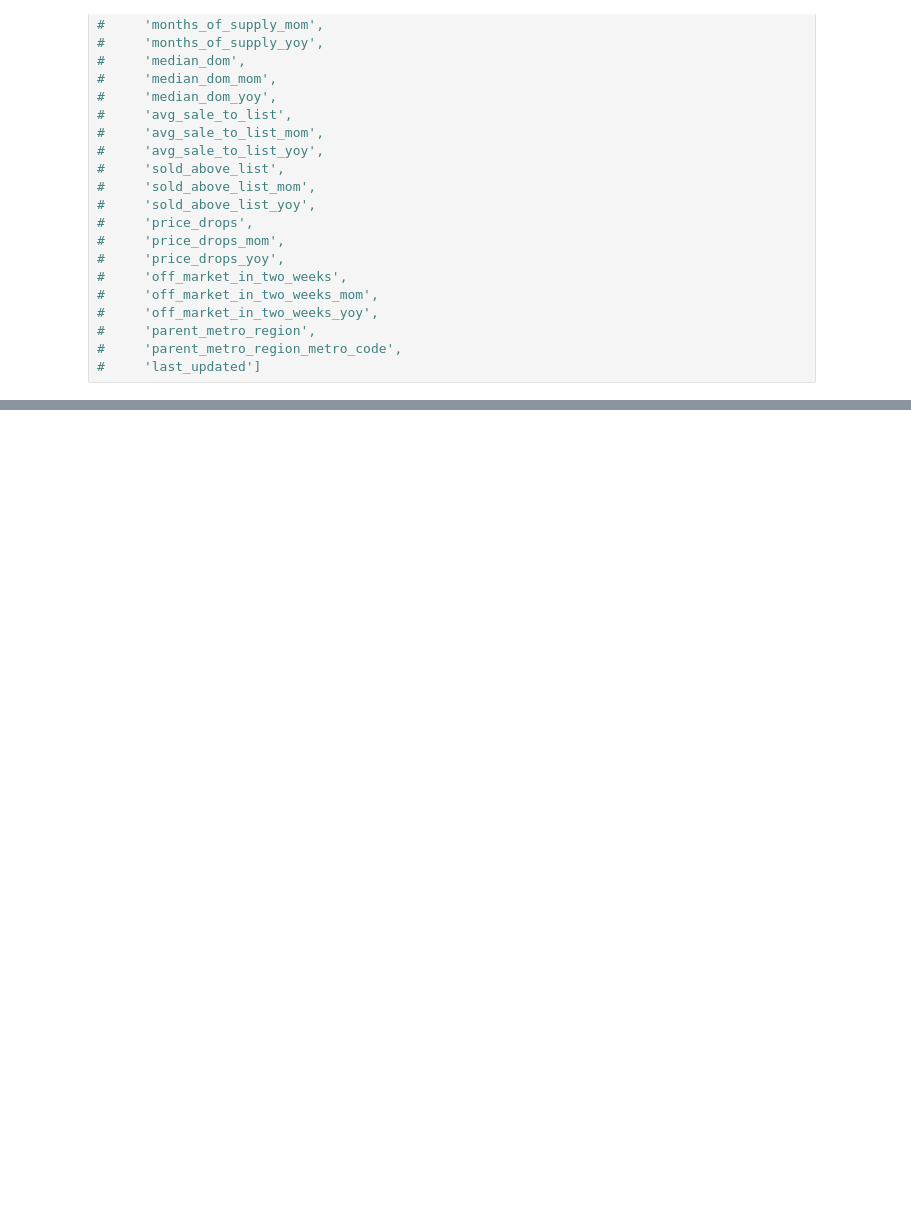
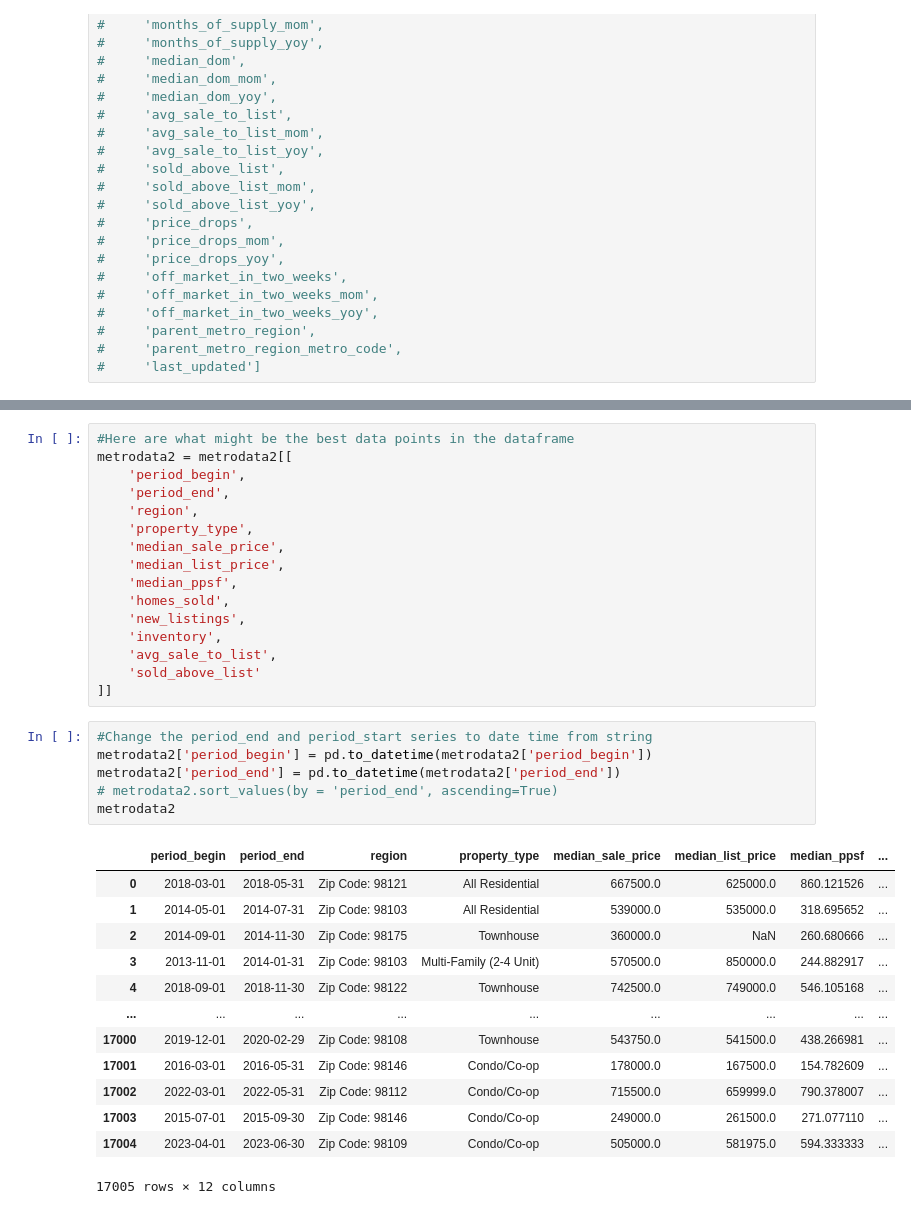
Before and after one commit to dylandevens/Housing_Project_rent_or_buy, a Jupyter notebook: Dylan/manipulation.ipynb, the cells around one changed output, grey strips where cells are left out. Drawn from its saved outputs; the diff is of its cells as text; blank space fills up the shorter version.

```diff
--- a/Dylan/manipulation.ipynb
+++ b/Dylan/manipulation.ipynb
@@ -284,0 +398,36 @@ metrodata2.to_csv("../data_sources/redfin_by_zipcode.csv", index=False)
+# %%
+#Here are what might be the best data points in the dataframe
+metrodata2 = metrodata2[[
+    'period_begin',
+    'period_end',
+    'region',
+    'property_type',
+    'median_sale_price',
+    'median_list_price',
+    'median_ppsf',
+    'homes_sold',
+    'new_listings',
+    'inventory',
+    'avg_sale_to_list',
+    'sold_above_list'
+]]
+# %%
+#Change the period_end and period_start series to date time from string
+metrodata2['period_begin'] = pd.to_datetime(metrodata2['period_begin'])
+metrodata2['period_end'] = pd.to_datetime(metrodata2['period_end'])
+# metrodata2.sort_values(by = 'period_end', ascending=True)
+metrodata2
+# %% [output]
+|  | period_begin | period_end | region | property_type | median_sale_price | median_list_price | median_ppsf | ... |
+| 0 | 2018-03-01 | 2018-05-31 | Zip Code: 98121 | All Residential | 667500.0 | 625000.0 | 860.121526 | ... |
+| 1 | 2014-05-01 | 2014-07-31 | Zip Code: 98103 | All Residential | 539000.0 | 535000.0 | 318.695652 | ... |
+| 2 | 2014-09-01 | 2014-11-30 | Zip Code: 98175 | Townhouse | 360000.0 | NaN | 260.680666 | ... |
+| 3 | 2013-11-01 | 2014-01-31 | Zip Code: 98103 | Multi-Family (2-4 Unit) | 570500.0 | 850000.0 | 244.882917 | ... |
+| 4 | 2018-09-01 | 2018-11-30 | Zip Code: 98122 | Townhouse | 742500.0 | 749000.0 | 546.105168 | ... |
+| ... | ... | ... | ... | ... | ... | ... | ... | ... |
+| 17000 | 2019-12-01 | 2020-02-29 | Zip Code: 98108 | Townhouse | 543750.0 | 541500.0 | 438.266981 | ... |
+| 17001 | 2016-03-01 | 2016-05-31 | Zip Code: 98146 | Condo/Co-op | 178000.0 | 167500.0 | 154.782609 | ... |
+| 17002 | 2022-03-01 | 2022-05-31 | Zip Code: 98112 | Condo/Co-op | 715500.0 | 659999.0 | 790.378007 | ... |
+| 17003 | 2015-07-01 | 2015-09-30 | Zip Code: 98146 | Condo/Co-op | 249000.0 | 261500.0 | 271.077110 | ... |
+| 17004 | 2023-04-01 | 2023-06-30 | Zip Code: 98109 | Condo/Co-op | 505000.0 | 581975.0 | 594.333333 | ... |
+17005 rows × 12 columns
```
Also changed, not shown: parts of 18 cells of this notebook, 2 other files.
